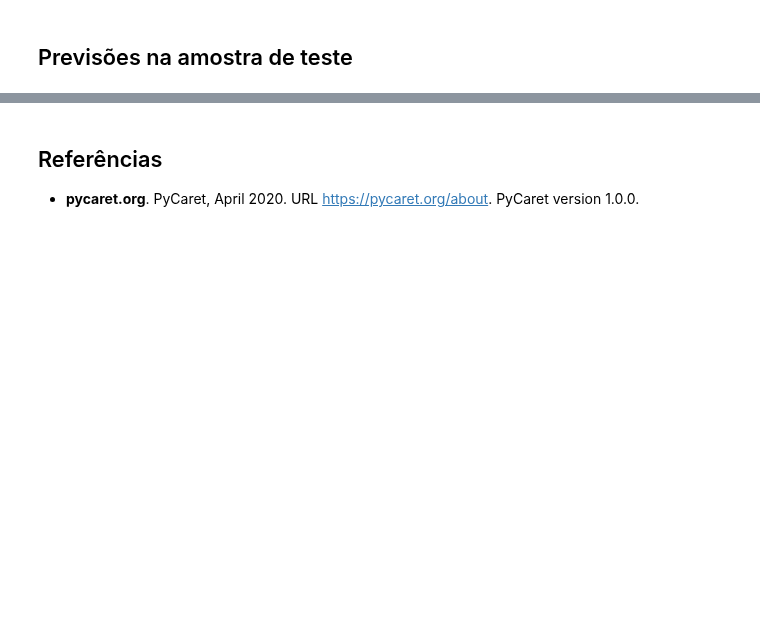
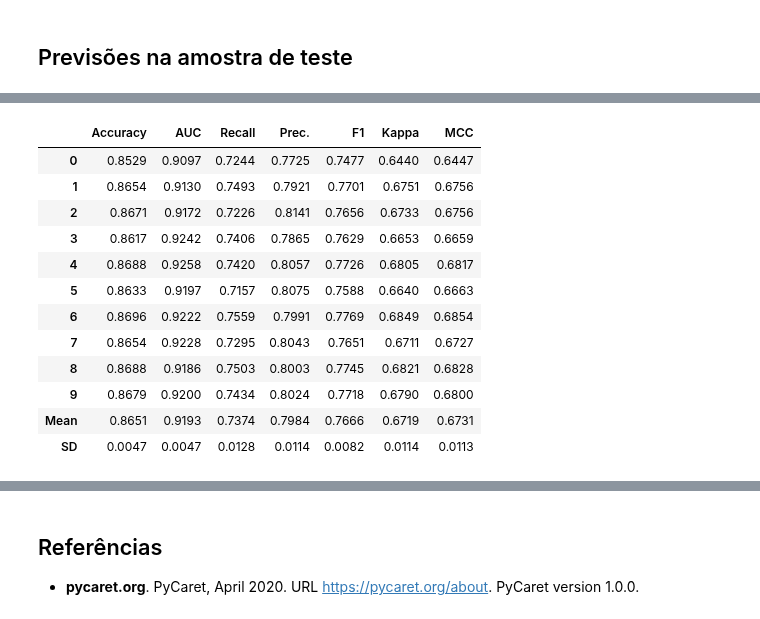
Before and after one commit to chicodias/pycaret-covid19, a Jupyter notebook: notebooks/covid-clf.ipynb, the cells around one changed output, grey strips where cells are left out. Saved outputs shown, nothing was run; the diff lists cells and outputs as text; code cells hidden in the pictures; blank space fills up the shorter version.

```diff
--- a/notebooks/covid-clf.ipynb
+++ b/notebooks/covid-clf.ipynb
@@ -86,0 +256,17 @@ unseen_predictions_ale.tail()
+# %%
+
+tuned_cat = tune_model(cat)
+# %% [output]
+|  | Accuracy | AUC | Recall | Prec. | F1 | Kappa | MCC |
+| 0 | 0.8529 | 0.9097 | 0.7244 | 0.7725 | 0.7477 | 0.6440 | 0.6447 |
+| 1 | 0.8654 | 0.9130 | 0.7493 | 0.7921 | 0.7701 | 0.6751 | 0.6756 |
+| 2 | 0.8671 | 0.9172 | 0.7226 | 0.8141 | 0.7656 | 0.6733 | 0.6756 |
+| 3 | 0.8617 | 0.9242 | 0.7406 | 0.7865 | 0.7629 | 0.6653 | 0.6659 |
+| 4 | 0.8688 | 0.9258 | 0.7420 | 0.8057 | 0.7726 | 0.6805 | 0.6817 |
+| 5 | 0.8633 | 0.9197 | 0.7157 | 0.8075 | 0.7588 | 0.6640 | 0.6663 |
+| 6 | 0.8696 | 0.9222 | 0.7559 | 0.7991 | 0.7769 | 0.6849 | 0.6854 |
+| 7 | 0.8654 | 0.9228 | 0.7295 | 0.8043 | 0.7651 | 0.6711 | 0.6727 |
+| 8 | 0.8688 | 0.9186 | 0.7503 | 0.8003 | 0.7745 | 0.6821 | 0.6828 |
+| 9 | 0.8679 | 0.9200 | 0.7434 | 0.8024 | 0.7718 | 0.6790 | 0.6800 |
+| Mean | 0.8651 | 0.9193 | 0.7374 | 0.7984 | 0.7666 | 0.6719 | 0.6731 |
+| SD | 0.0047 | 0.0047 | 0.0128 | 0.0114 | 0.0082 | 0.0114 | 0.0113 |
```
Also changed, not shown: parts of 18 cells of this notebook.
